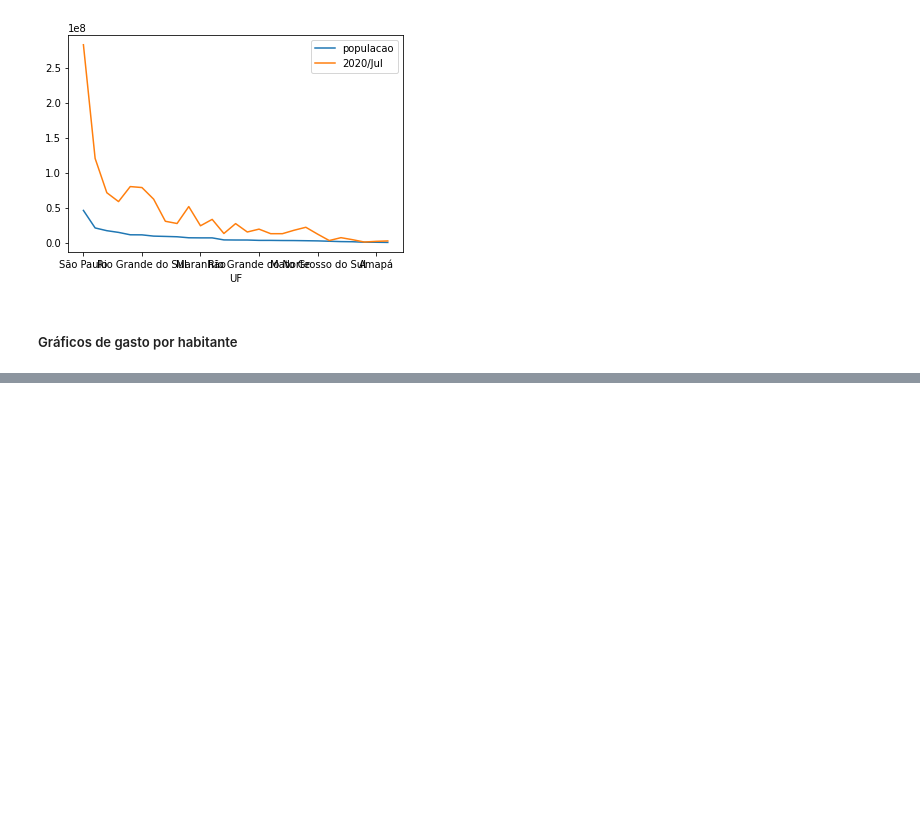
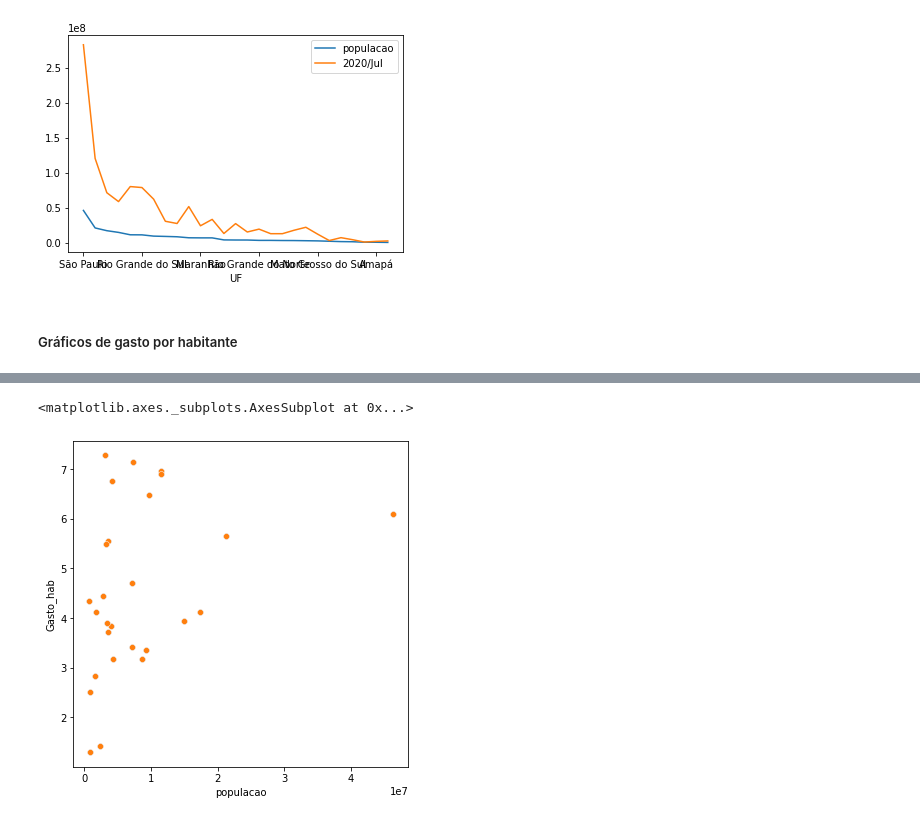
Before and after one commit to Kensawa94/Portifolio-Alura, a Jupyter notebook: Diário/Módulo 2/Atividade - 2/Atividade - 2.ipynb, the cells around one changed output, grey strips where cells are left out. Saved outputs shown, nothing was run; the diff lists cells and outputs as text; code cells hidden in the pictures; blank space fills up the shorter version.

```diff
--- a/Diário/Módulo 2/Atividade - 2/Atividade - 2.ipynb
+++ b/Diário/Módulo 2/Atividade - 2/Atividade - 2.ipynb
@@ -438,3 +450,7 @@ sns.scatterplot(data = UF_p_Pop_Final/10e5, x='populacao', y = '2020/Jul')
 # %%
 plt.figure(figsize=(6,6))
 sns.scatterplot(data = UF_p_Pop_Final, x='populacao', y = 'Gasto_hab')
+sns.scatterplot(data = UF_p_Pop_Final, x='populacao', y = 'Gasto_hab')
+# %% [output]
+<matplotlib.axes._subplots.AxesSubplot at 0x...>
+[figure, added]
```
Also changed, not shown: parts of 17 cells of this notebook.
